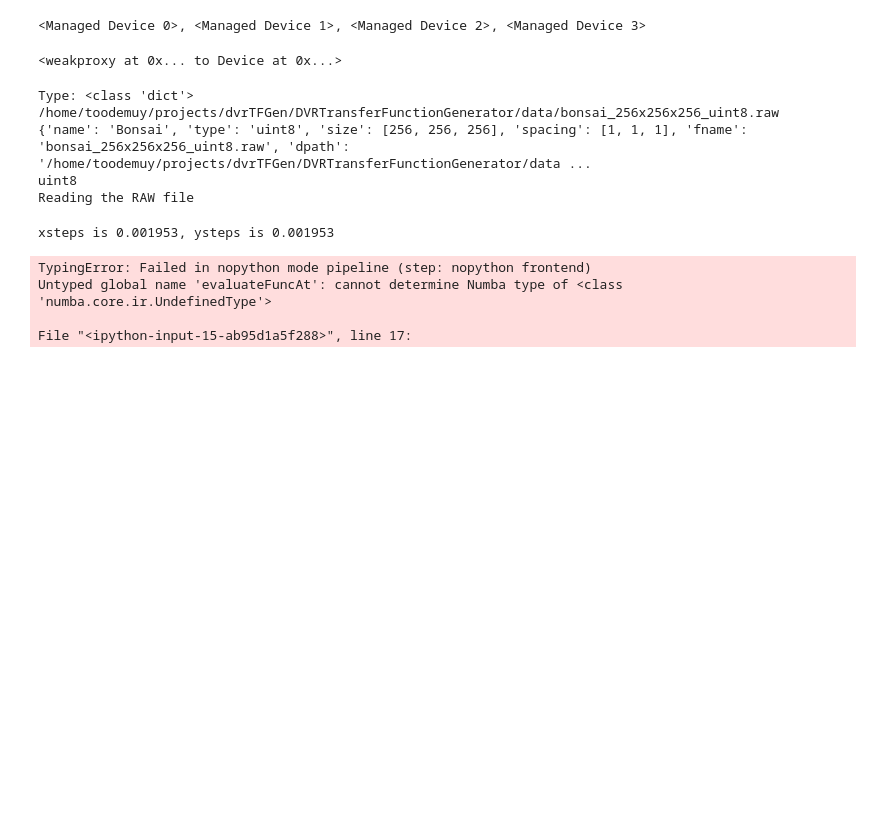
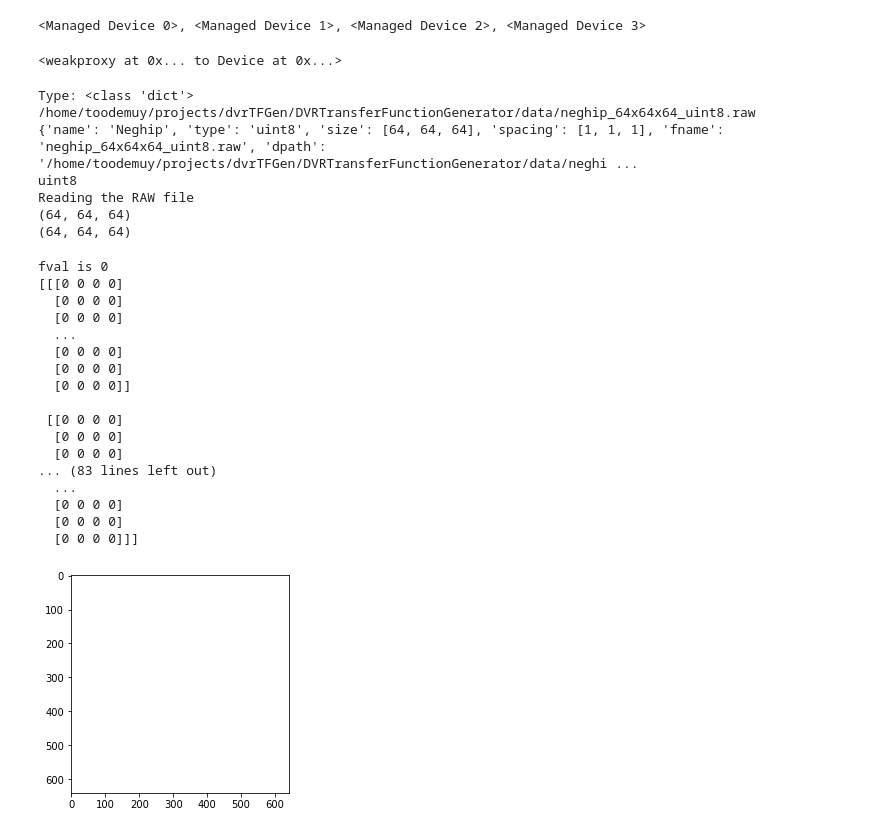
Before and after one commit to Malloc26/DVRTransferFunctionGenerator, a Jupyter notebook: src/rayCaster.ipynb, the cells around one changed output. Saved outputs shown, nothing was run; the diff lists cells and outputs as text; code cells hidden in the pictures; blank space fills up the shorter version.

Commit message:
final project, need a different GPU to render images

```diff
--- a/src/rayCaster.ipynb
+++ b/src/rayCaster.ipynb
@@ -83,8 +83,12 @@ def ParseRaw(volumeInfo):
     fname = volumeInfo['dpath']
 
     ##this is hardcoded to int values
-    data_ptr = np.zeros(volumeInfo['size'], dtype = np.int)
+    sx = volumeInfo['size'][0]
+    sy = volumeInfo['size'][1]
+    sz = volumeInfo['size'][2]
 
+    #data_ptr = np.zeros([sz, sy, sx], dtype = np.int)
+    data_ptr = np.zeros([sz*sy*sx], dtype=np.int)
 
     print("Reading the RAW file")
 
@@ -92,11 +96,12 @@ def ParseRaw(volumeInfo):
 
     for line in range(num_of_lines):
         #print("\n\n", [char for char in file.read(nbytes_per_line)])
-        y_idx = line % nbytes_per_line
-        z_idx = line // volumeInfo['size'][1]
+        #y_idx = line % nbytes_per_line
+        #z_idx = line // volumeInfo['size'][1]
         #print(line, y_idx, z_idx)
-        data_ptr[:][y_idx][z_idx] = [char for char in file.read(nbytes_per_line)]
+        data_ptr[line:line+nbytes_per_line] = [char for char in file.read(nbytes_per_line)]
 
+    data_ptr = np.reshape(data_ptr, (sz, sy, sx))
     file.close()
     return data_ptr
 
@@ -168,13 +173,18 @@ def setGradientsCPU(data_ptr, data_size):
     return grad_ptr, grad_mag_ptr
 # %%
 ##Load in the data
-fname = "../data/bonsai.json"
+fname = "../data/neghip.json"
 data_ptr, volumeInfo = readVolume(fname)
 data_size = np.asarray(volumeInfo['size'])
 grad_ptr, grad_mag_ptr = setGradientsCPU(data_ptr, data_size)
+print(data_ptr.shape)
+data_ptr = data_ptr.transpose(2, 1, 0)
+print(data_ptr.shape)
 # %% [output]
 Type: <class 'dict'>
-/home/toodemuy/projects/dvrTFGen/DVRTransferFunctionGenerator/data/bonsai_256x256x256_uint8.raw
-{'name': 'Bonsai', 'type': 'uint8', 'size': [256, 256, 256], 'spacing': [1, 1, 1], 'fname': 'bonsai_256x256x256_uint8.raw', 'dpath': '/home/toodemuy/projects/dvrTFGen/DVRTransferFunctionGenerator/data ...
+/home/toodemuy/projects/dvrTFGen/DVRTransferFunctionGenerator/data/neghip_64x64x64_uint8.raw
+{'name': 'Neghip', 'type': 'uint8', 'size': [64, 64, 64], 'spacing': [1, 1, 1], 'fname': 'neghip_64x64x64_uint8.raw', 'dpath': '/home/toodemuy/projects/dvrTFGen/DVRTransferFunctionGenerator/data/neghi ...
 uint8
 Reading the RAW file
+(64, 64, 64)
+(64, 64, 64)
@@ -337,12 +496,32 @@ def displayImage(pixelArray):
 # %%
-height = 512
-width = 512
-x_steps, y_steps = setGridMesh(height, width, 1, 1)
+height = data_size[0]*10
+width = data_size[1]*10
+step = 0.00001
+max_steps = (data_size[2]/step)
+
+
+#x_steps, y_steps = setGridMesh(height, width, 1, 1)
 pixelArray = np.zeros([height, width, 4], dtype=np.uint8)
-populatePixelArray(pixelArray, height, width, x_steps, y_steps)
+renderData(pixelArray, data_ptr, grad_ptr, height, width, step,
+               max_steps, data_size[0], data_size[1], data_size, 0)
+print(pixelArray)
+displayImage(pixelArray, "./tooth.png")
 # %% [output]
-xsteps is 0.001953, ysteps is 0.001953
+fval is 0
+[[[0 0 0 0]
+  [0 0 0 0]
+  [0 0 0 0]
+  ...
+  [0 0 0 0]
+  [0 0 0 0]
+  [0 0 0 0]]
+
+ [[0 0 0 0]
+  [0 0 0 0]
+  [0 0 0 0]
+... (83 lines left out)
+  ...
+  [0 0 0 0]
+  [0 0 0 0]
+  [0 0 0 0]]]
-TypingError: Failed in nopython mode pipeline (step: nopython frontend)
-Untyped global name 'evaluateFuncAt': cannot determine Numba type of <class 'numba.core.ir.UndefinedType'>
-
-File "<ipython-input-15-ab95d1a5f288>", line 17:
+[figure, added]
```
Also changed, not shown: parts of 2 cells of this notebook, 3 other files.
